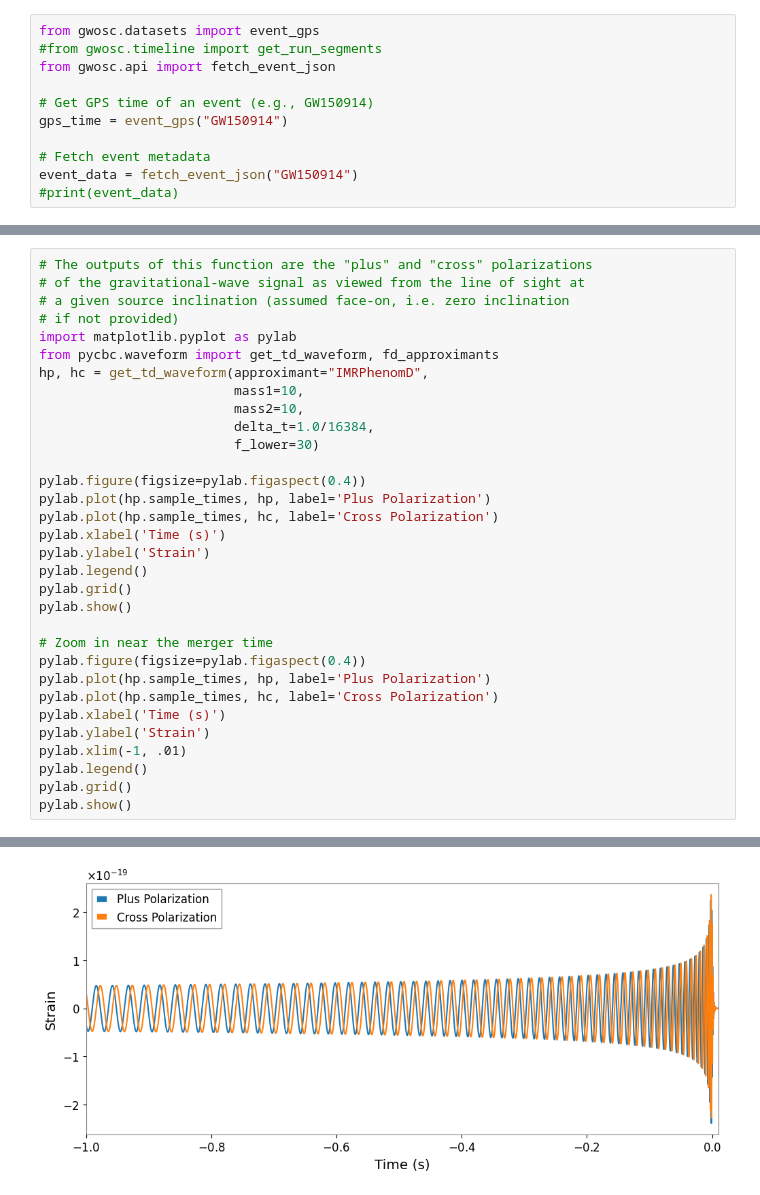
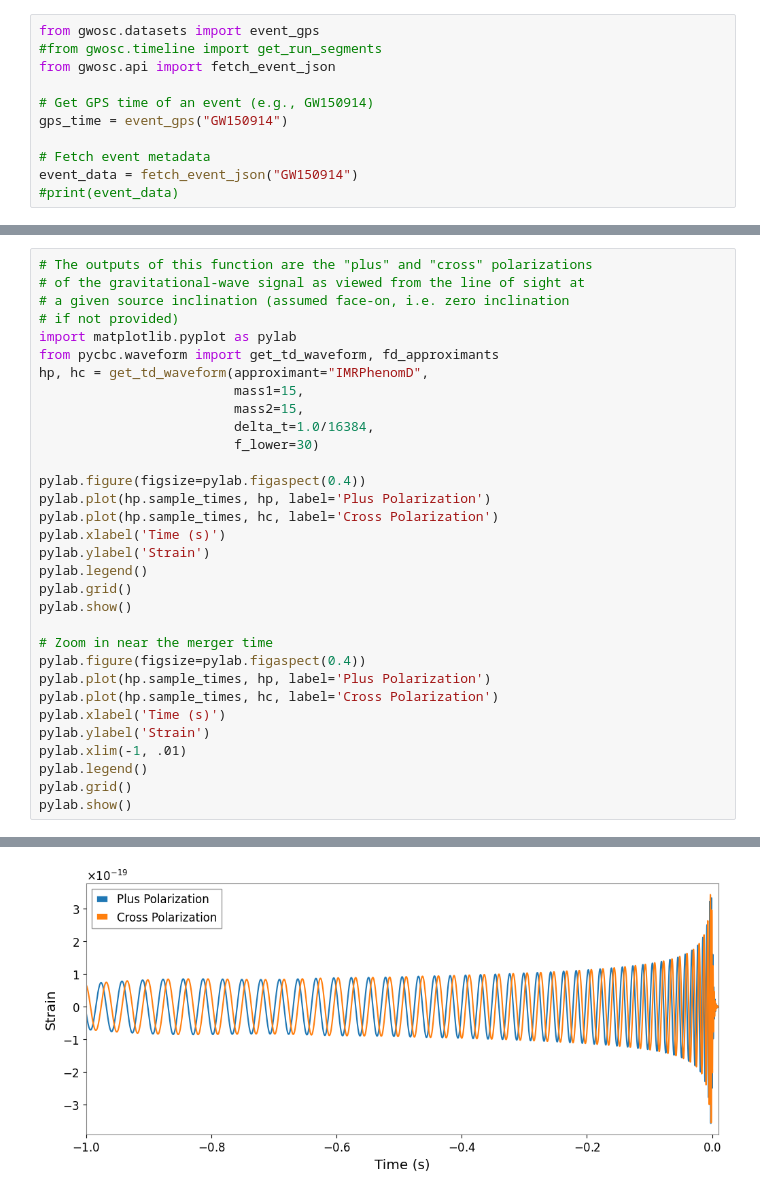
Before and after one commit to ratio999/LIZARD, a Jupyter notebook: Untitled.ipynb, the cells around one changed output, grey strips where cells are left out. Saved outputs shown, nothing was run; the diff lists cells and outputs as text.

```diff
--- a/Untitled.ipynb
+++ b/Untitled.ipynb
@@ -55,8 +52,8 @@ PyCBC.libutils: pkg-config call failed, setting NO_PKGCONFIG=1
 import matplotlib.pyplot as pylab
 from pycbc.waveform import get_td_waveform, fd_approximants
 hp, hc = get_td_waveform(approximant="IMRPhenomD",
-                         mass1=10,
-                         mass2=10,
+                         mass1=15,
+                         mass2=15,
                          delta_t=1.0/16384,
                          f_lower=30)
 
@@ -84,4 +81,4 @@ pylab.show()
-[figure, old version]
+[figure, new version]
 # %%
 import numpy as np
 print(hp.sample_times)
```
Also changed, not shown: parts of 29 cells of this notebook, 2 other files.
